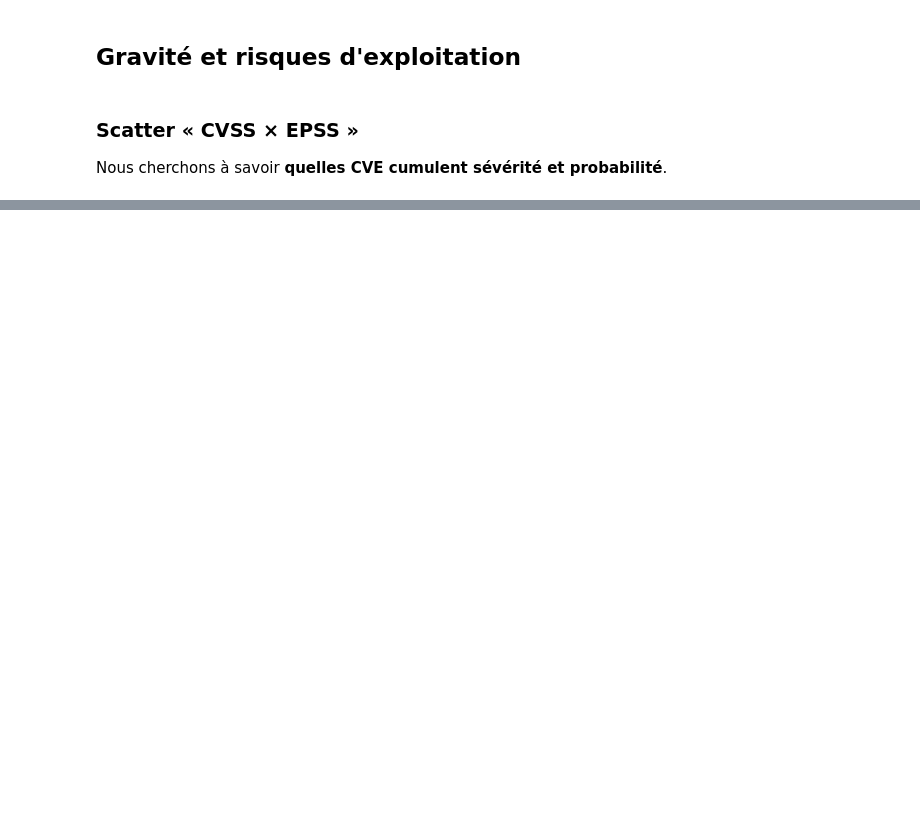
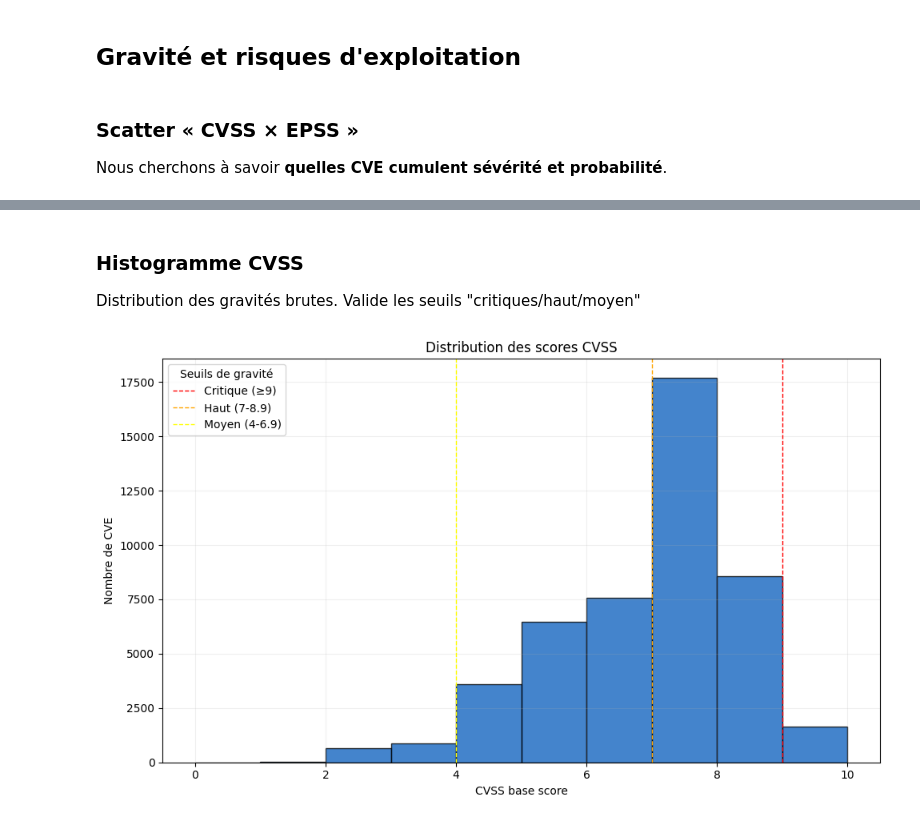
Before and after one commit to DorDNS/AtelierDS_PRJ, a Jupyter notebook: notebooks/analysis.ipynb, the cells around one changed output, grey strips where cells are left out. Drawn from its saved outputs; the diff is of its cells as text; code cells hidden in the pictures; blank space fills up the shorter version.

Commit message:
graphes
checkpoint de graphes, vérifier leurs pertinences

```diff
--- a/notebooks/analysis.ipynb
+++ b/notebooks/analysis.ipynb
@@ -97,0 +98,24 @@ print(f"{len(urgences)} urgences enregistrées → {OUTPUT_DIR / 'urgences_cve.c
+# %% [markdown]
+### Histogramme CVSS
+
+Distribution des gravités brutes. Valide les seuils "critiques/haut/moyen"
+# %%
+plt.figure(figsize=(10, 6))
+
+# Histogramme des scores CVSS
+plt.hist(df["cvss_score"], bins=np.arange(0, 11, 1), color="#1565C0", alpha=0.8, edgecolor="black")
+
+# Lignes de seuils
+plt.axvline(9, color="red", linestyle="--", linewidth=1, label="Critique (≥9)")
+plt.axvline(7, color="orange", linestyle="--", linewidth=1, label="Haut (7-8.9)")
+plt.axvline(4, color="yellow", linestyle="--", linewidth=1, label="Moyen (4-6.9)")
+
+plt.xlabel("CVSS base score")
+plt.ylabel("Nombre de CVE")
+plt.title("Distribution des scores CVSS")
+plt.legend(title="Seuils de gravité")
+plt.grid(alpha=0.2)
+plt.tight_layout()
+plt.show()
+# %% [output]
+[figure, added]
```
Also changed, not shown: parts of 18 cells of this notebook.
